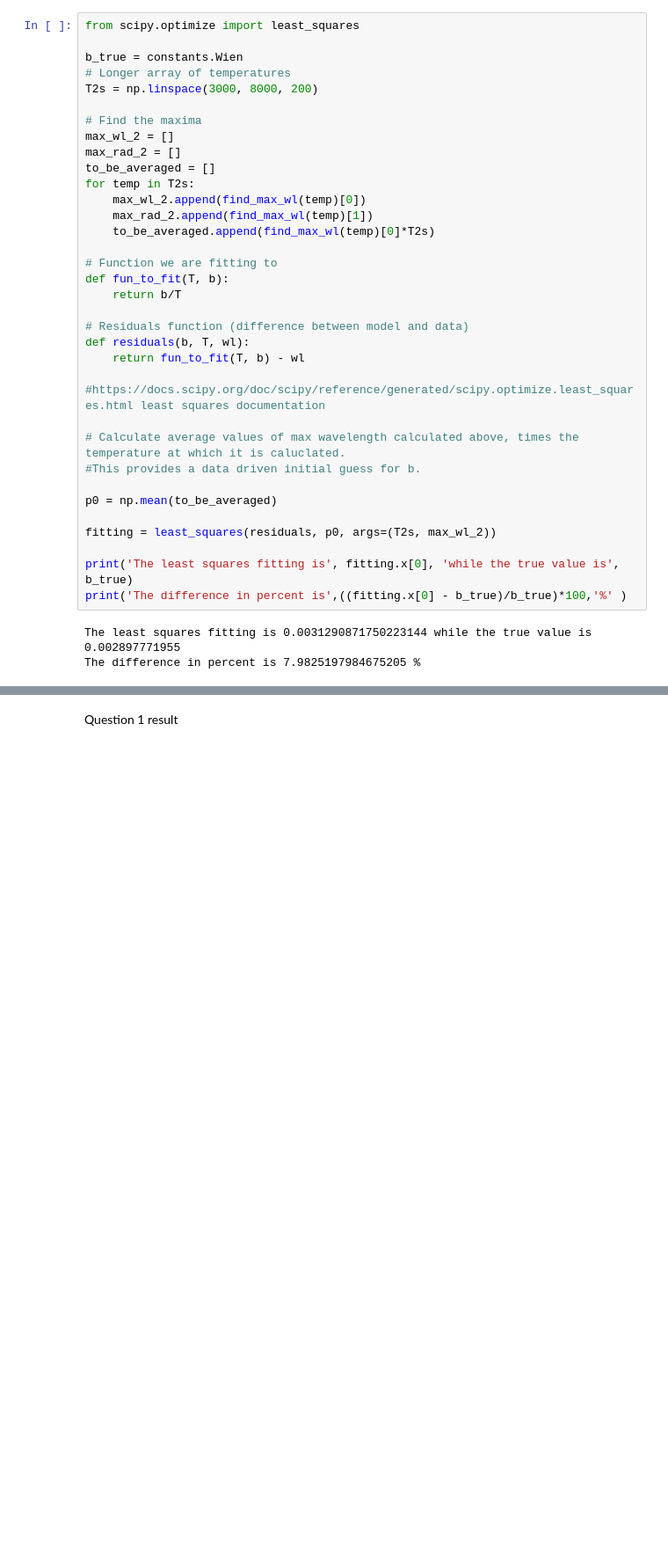
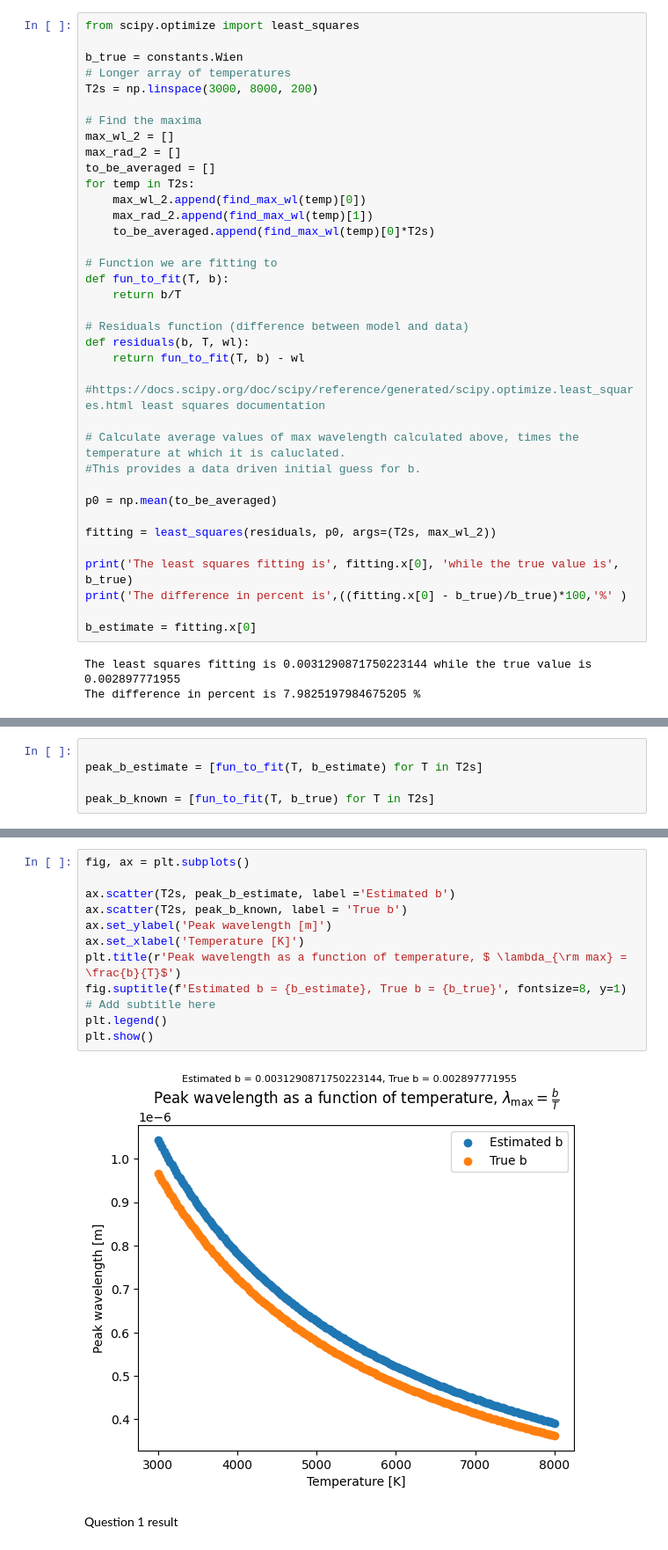
Before and after one commit to arir2001/mitchison_lab2, a Jupyter notebook: blackbody(1).ipynb, the cells around one changed output, grey strips where cells are left out. Shown: that part at 88% size. Drawn from its saved outputs; the diff is of its cells as text; blank space fills up the shorter version.

```diff
--- a/blackbody(1).ipynb
+++ b/blackbody(1).ipynb
@@ -173,6 +173,8 @@ fitting = least_squares(residuals, p0, args=(T2s, max_wl_2))
 
 print('The least squares fitting is', fitting.x[0], 'while the true value is', b_true)
 print('The difference in percent is',((fitting.x[0] - b_true)/b_true)*100,'%' )
+
+b_estimate = fitting.x[0]
 # %% [output]
 The least squares fitting is 0.0031290871750223144 while the true value is 0.002897771955
 The difference in percent is 7.9825197984675205 %
@@ -185,0 +181,5 @@ plt.show()
+# %%
+
+peak_b_estimate = [fun_to_fit(T, b_estimate) for T in T2s]
+
+peak_b_known = [fun_to_fit(T, b_true) for T in T2s]
@@ -186,3 +188,16 @@ plt.show()
+# %%
+fig, ax = plt.subplots()
+
+ax.scatter(T2s, peak_b_estimate, label ='Estimated b')
+ax.scatter(T2s, peak_b_known, label = 'True b')
+ax.set_ylabel('Peak wavelength [m]')
+ax.set_xlabel('Temperature [K]')
+plt.title(r'Peak wavelength as a function of temperature, $ \lambda_{\rm max} = \frac{b}{T}$')
+fig.suptitle(f'Estimated b = {b_estimate}, True b = {b_true}', fontsize=8, y=1)  # Add subtitle here
+plt.legend()
+plt.show()
+# %% [output]
+[figure, added]
 # %% [markdown]
 <a id="section1"> Question 1 result </a>
 # %% [markdown]
```
Also changed, not shown: parts of 2 cells of this notebook.
